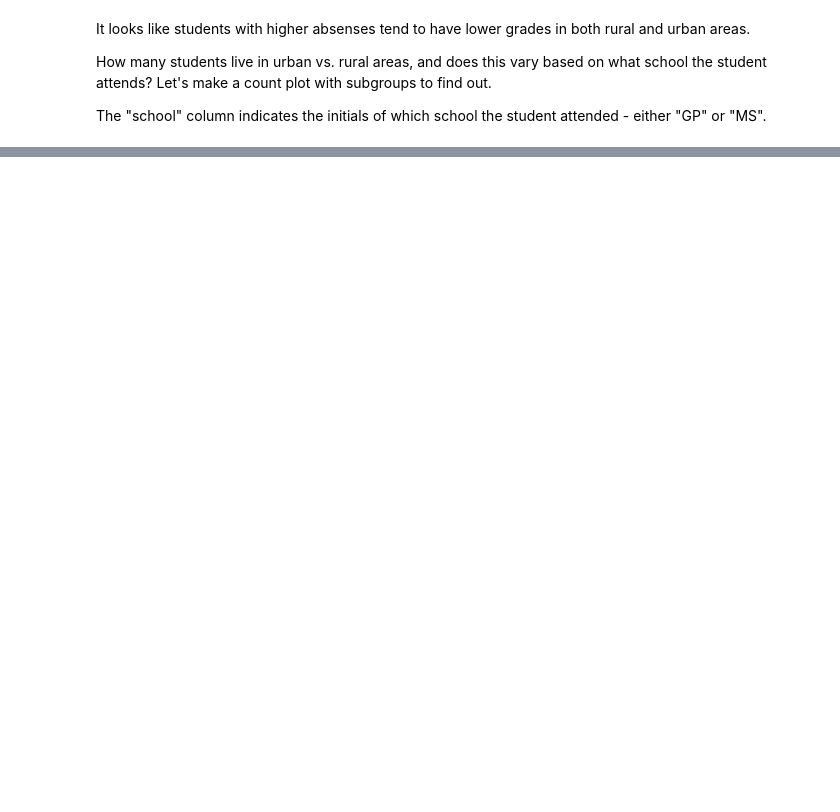
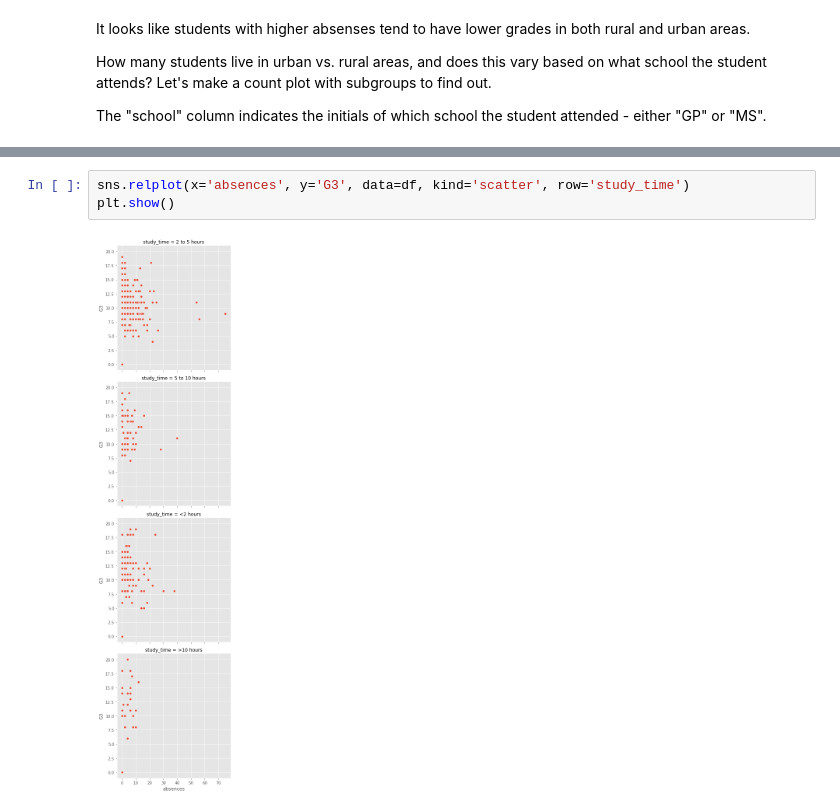
Before and after one commit to VictorOmondi1997/visualizing_students_dataset, a Jupyter notebook: visualizing_students_dataset.ipynb, the cells around one changed output, grey strips where cells are left out. Drawn from its saved outputs; the diff is of its cells as text; blank space fills up the shorter version.

```diff
--- a/visualizing_students_dataset.ipynb
+++ b/visualizing_students_dataset.ipynb
@@ -42,0 +51,5 @@ Students at GP tend to come from an urban location, but students at MS are more
+# %%
+sns.relplot(x='absences', y='G3', data=df, kind='scatter', row='study_time')
+plt.show()
+# %% [output]
+[figure, added]
```
Also changed, not shown: parts of 7 cells of this notebook.
